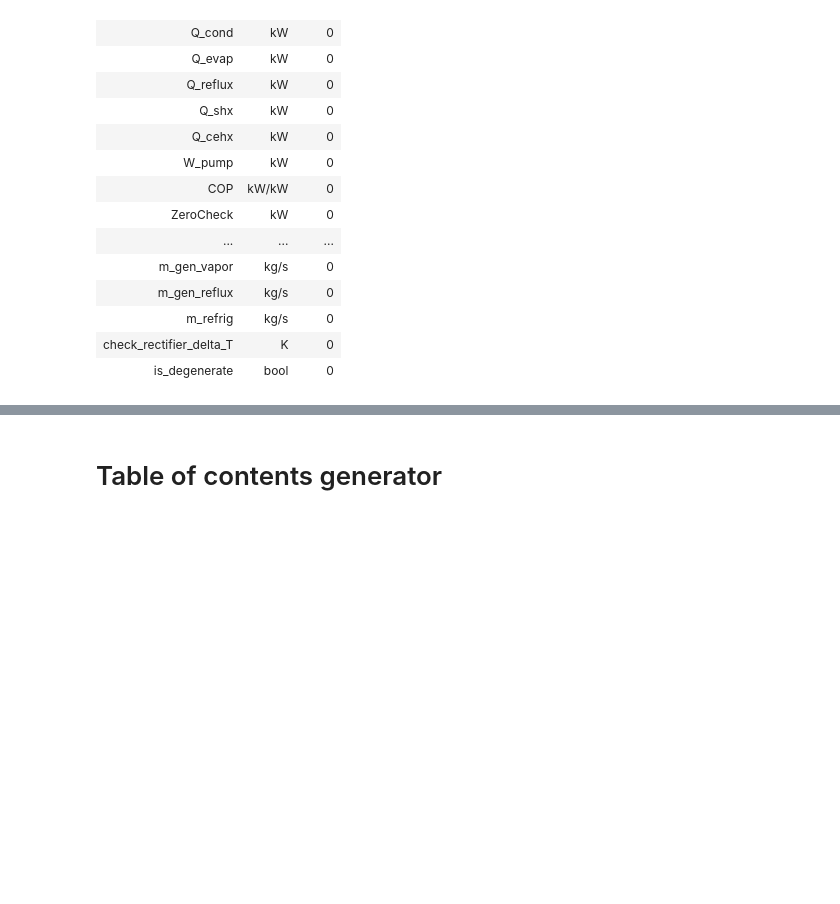
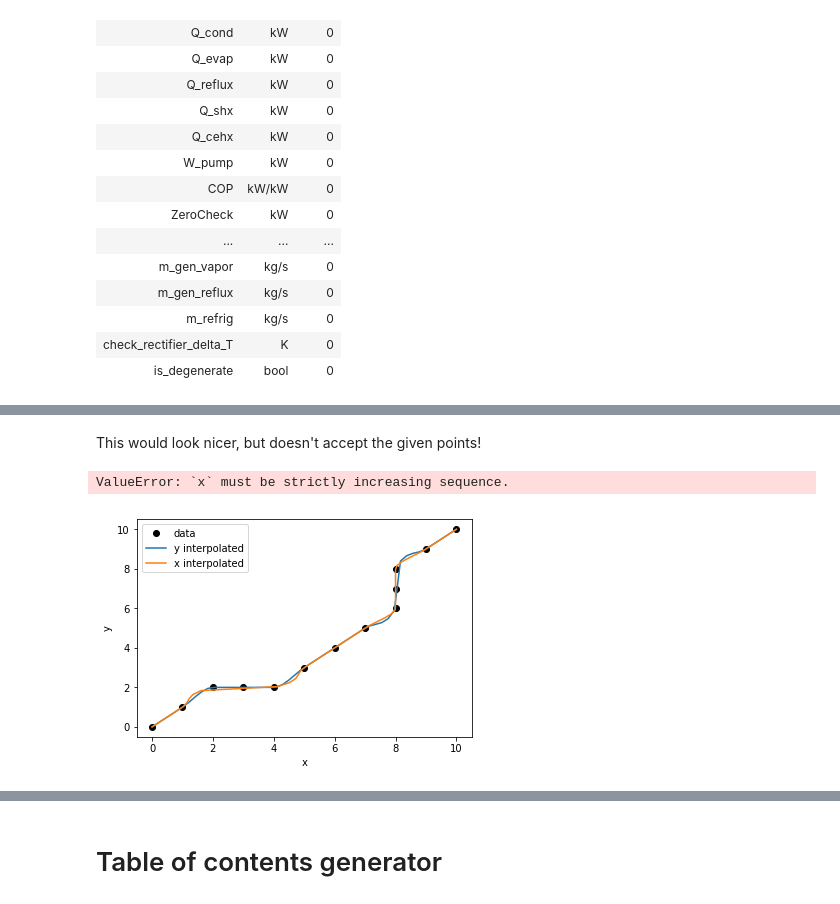
Before and after one commit to nfette/openACHP, a Jupyter notebook: src/aqua2-development-notes.ipynb, the cells around one changed output, grey strips where cells are left out. Drawn from its saved outputs; the diff is of its cells as text; code cells hidden in the pictures; blank space fills up the shorter version.

```diff
--- a/src/aqua2-development-notes.ipynb
+++ b/src/aqua2-development-notes.ipynb
@@ -159,0 +171,29 @@ ZeroDivisionError: division by zero
+# %%
+from numpy import inf, linspace
+from scipy.interpolate import PchipInterpolator, CubicSpline
+x = [0,1,2,3,4,5,6,7,8,8,8,9,10]
+y = [0,1,2,2,2,3,4,5,6,7,8,9,10]
+spliner = PchipInterpolator
+py = spliner(x,y)
+px = spliner(y,x)
+# %% [markdown]
+This would look nicer, but doesn't accept the given points!
+# %%
+spliner = CubicSpline
+py = spliner(x,y)
+px = spliner(y,x)
+# %% [output]
+ValueError: `x` must be strictly increasing sequence.
+# %%
+import matplotlib.pyplot as plt
+xs = linspace(0,10)
+ys = linspace(0,10)
+plt.plot(x,y,'ko',label='data')
+plt.plot(xs,py(xs),'-',label='y interpolated')
+plt.plot(px(ys),ys,'-',label='x interpolated')
+plt.legend()
+plt.xlabel('x')
+plt.ylabel('y')
+plt.show()
+# %% [output]
+[figure, added]
```
Also changed, not shown: parts of 8 cells of this notebook.
